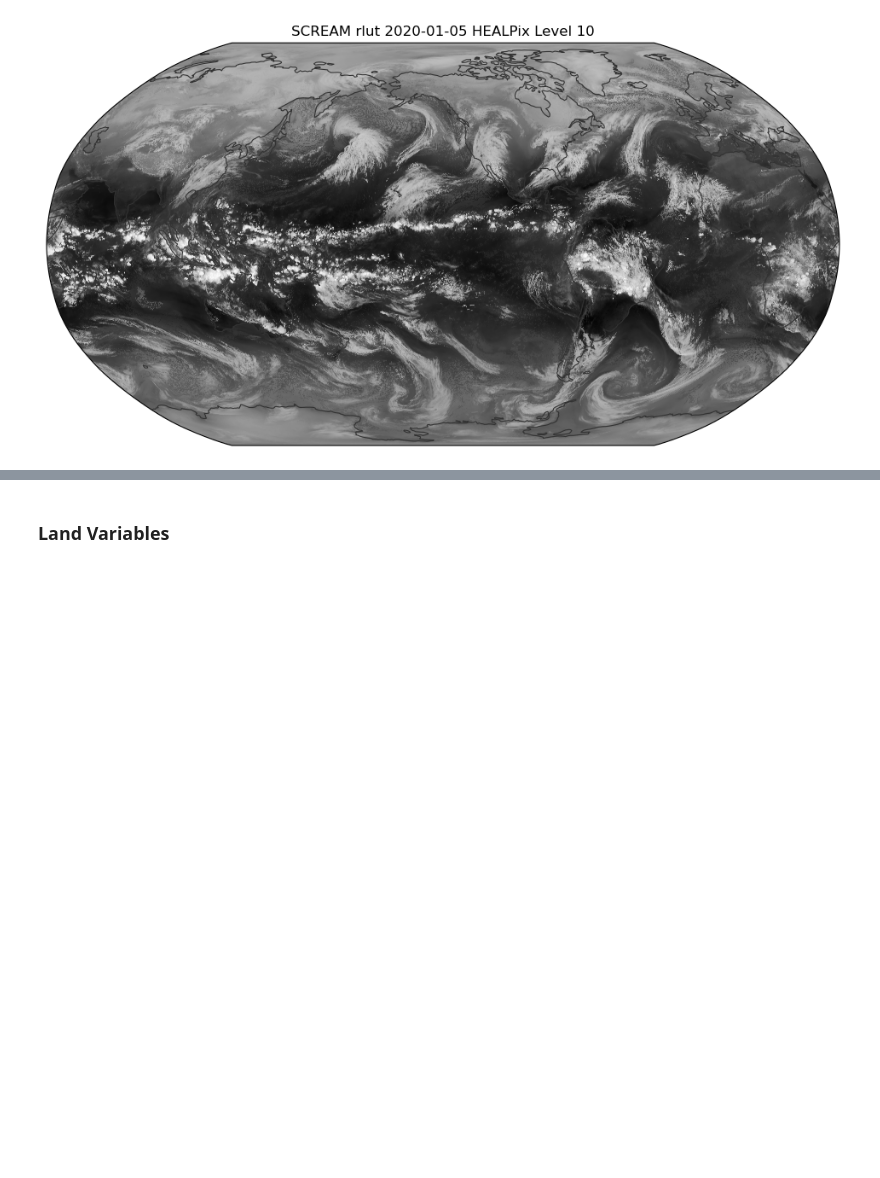
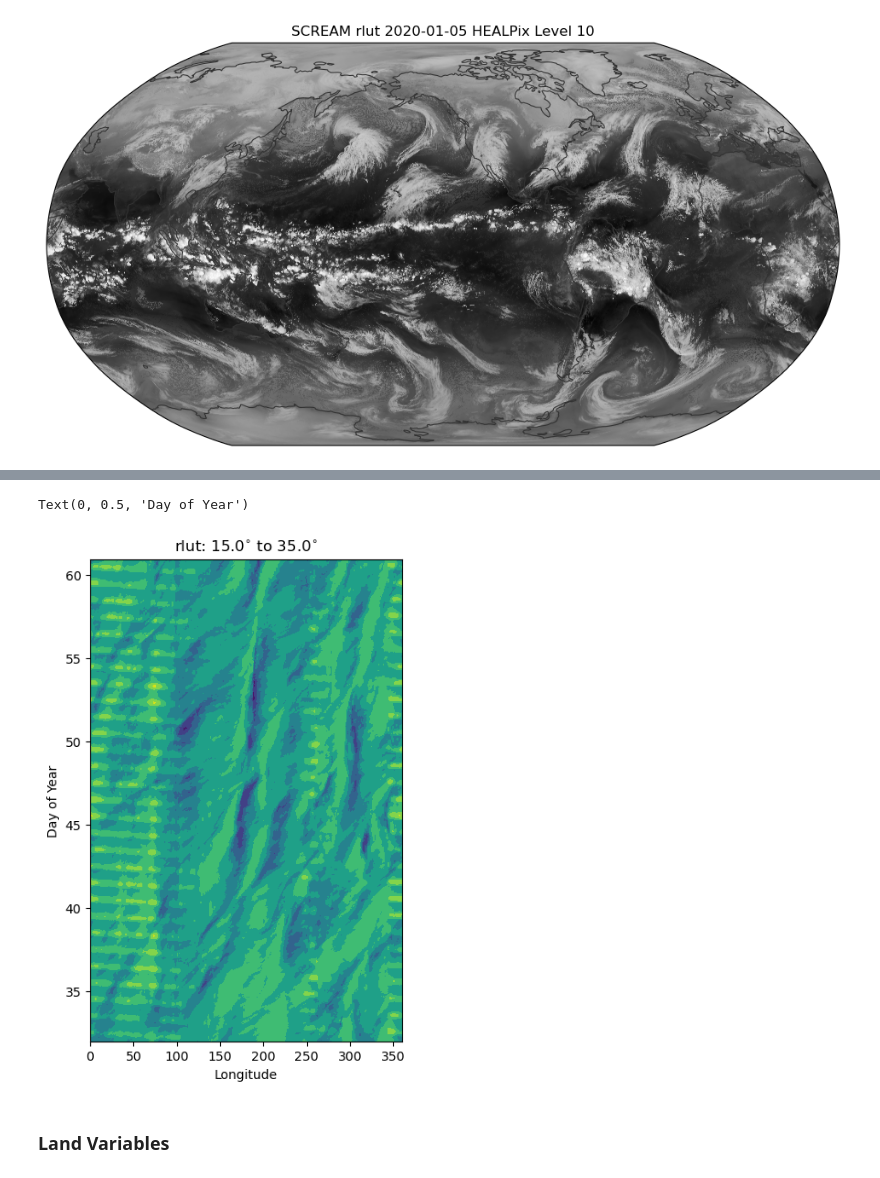
Before and after one commit to trackow/hk25-teams, a Jupyter notebook: hk25-USWest/examples/rscream_catalog.ipynb, the cells around one changed output, grey strips where cells are left out. Saved outputs shown, nothing was run; the diff lists cells and outputs as text; code cells hidden in the pictures; blank space fills up the shorter version.

```diff
--- a/hk25-USWest/examples/rscream_catalog.ipynb
+++ b/hk25-USWest/examples/rscream_catalog.ipynb
@@ -164,0 +194,14 @@ Text(0.5, 1.0, 'SCREAM rlut 2020-01-05 HEALPix Level 10')
+# %%
+%%time
+
+vt="rlut"
+
+Slim, Nlim = 15.0, 35.0
+t1, t2 = "2020-02-01", "2020-03-01"
+da_by_lon = (
+    ds_hr[vt]
+    .sel(time=slice(t1, t2))
+    .where((ds_hr["lat"] > Slim) & (ds_hr["lat"] < Nlim),drop=True)
+    .groupby("lon")
+    .mean()
+).compute()
@@ -164,0 +211,9 @@ Text(0.5, 1.0, 'SCREAM rlut 2020-01-05 HEALPix Level 10')
+# %%
+%%time
+days=ds_hr.time.dt.dayofyear+ds_hr.time.dt.hour/24.
+fig, ax = plt.subplots(figsize=(4, 6), constrained_layout=True)
+plt.contourf(da_by_lon.lon,days.sel(time=slice(t1, t2)),da_by_lon)
+ax.set_title(f"{vt}: {Slim}$^{{\circ}}$ to {Nlim}$^{{\circ}}$")
+plt.xlabel("Longitude")
+plt.ylabel("Day of Year")
+# %% [output]
@@ -165,3 +222,5 @@ Text(0.5, 1.0, 'SCREAM rlut 2020-01-05 HEALPix Level 10')
+Text(0, 0.5, 'Day of Year')
+[figure, added]
 # %% [markdown]
 ### Land Variables
 # %%
```
Also changed, not shown: parts of 7 cells of this notebook.
